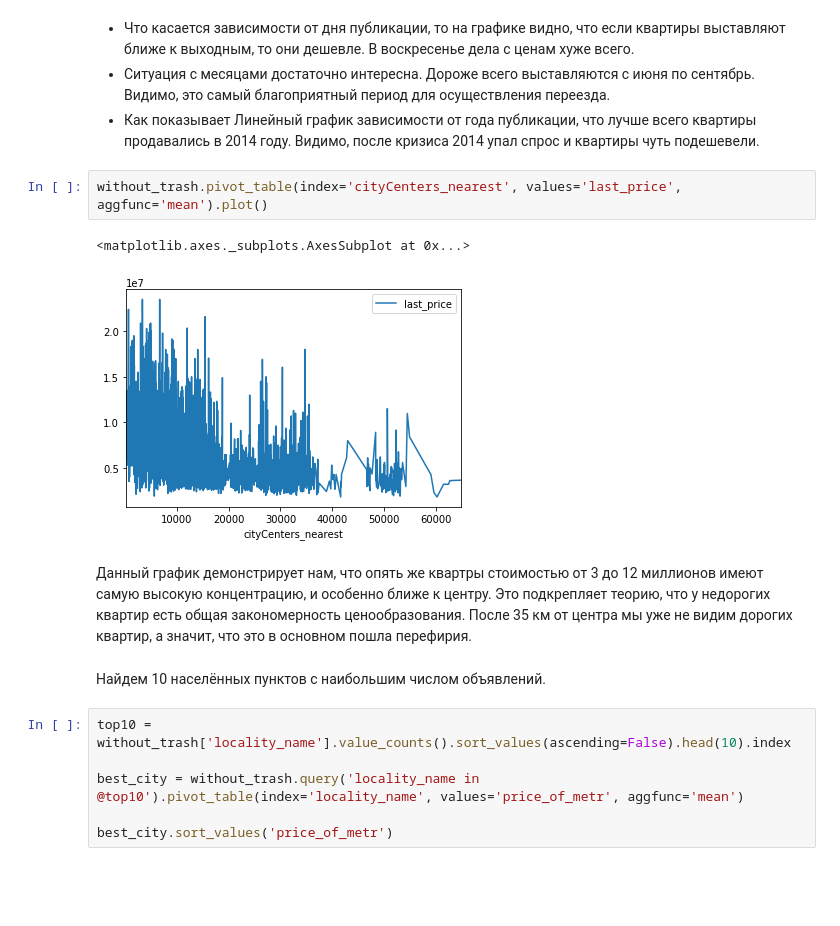
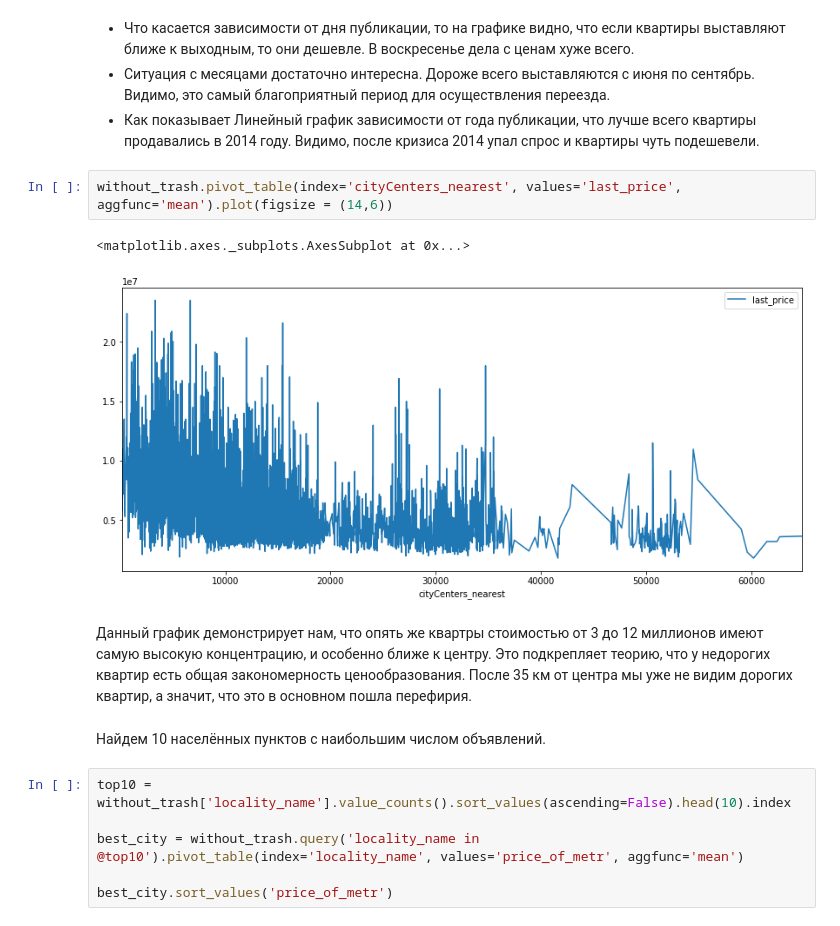
Before and after one commit to ViacheslavPogorelyy/YaP, a Jupyter notebook: part_number_two/project_2.ipynb, the cells around one changed output. Drawn from its saved outputs; the diff is of its cells as text; blank space fills up the shorter version.

```diff
--- a/part_number_two/project_2.ipynb
+++ b/part_number_two/project_2.ipynb
@@ -504,14 +510,14 @@ for i in columns:
 * Ситуация с месяцами достаточно интересна. Дороже всего выставляются с июня по сентябрь. Видимо, это самый благоприятный период для осуществления переезда.
 * Как показывает Линейный график зависимости от года публикации, что лучше всего квартиры продавались в 2014 году. Видимо, после кризиса 2014 упал спрос и квартиры чуть подешевели.
 # %%
-without_trash.pivot_table(index='cityCenters_nearest', values='last_price', aggfunc='mean').plot()
+without_trash.pivot_table(index='cityCenters_nearest', values='last_price', aggfunc='mean').plot(figsize = (14,6))
 # %% [output]
 <matplotlib.axes._subplots.AxesSubplot at 0x...>
-[figure, old version]
+[figure, new version]
 # %% [markdown]
 Данный график демонстрирует нам, что опять же квартры стоимостью от 3 до 12 миллионов имеют самую высокую концентрацию, и особенно ближе к центру. Это подкрепляет теорию, что у недорогих квартир есть общая закономерность ценообразования. После 35 км от центра мы уже не видим дорогих квартир, а значит, что это в основном пошла перефирия.
 # %% [markdown]
-Найдем 10 населённых пунктов с наибольшим числом объявлений.
+Найдем 10 населённых пунктов с наибольшим числом объявлений.<a id="step12"></a>
 # %%
 top10 = without_trash['locality_name'].value_counts().sort_values(ascending=False).head(10).index
 
```
Also changed, not shown: parts of 30 cells of this notebook.
